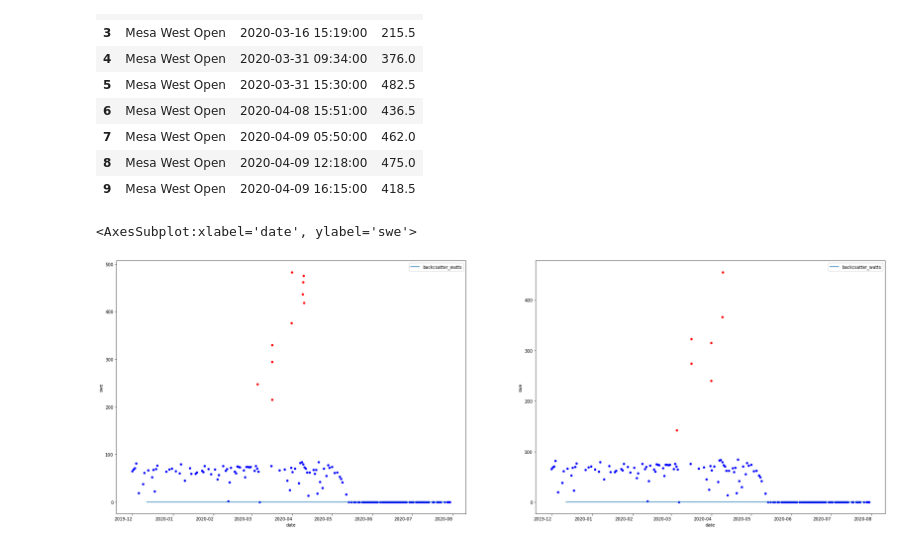
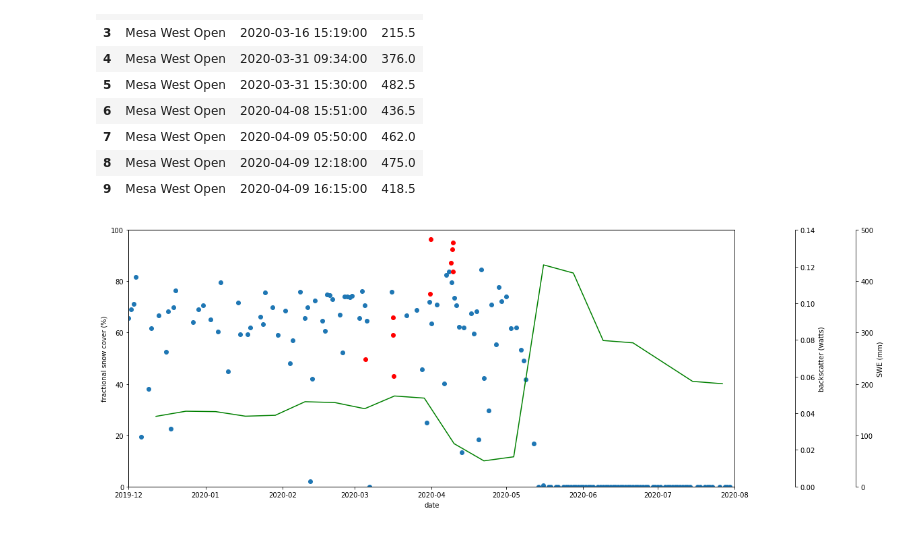
Before and after one commit to snowex-hackweek/snowmelt-timing, a Jupyter notebook: contributors/lila/lila_modis_notebook.ipynb, the cells around one changed output. Drawn from its saved outputs; the diff is of its cells as text; code cells hidden in the pictures.

Commit message:
finished mega plots

```diff
--- a/contributors/lila/lila_modis_notebook.ipynb
+++ b/contributors/lila/lila_modis_notebook.ipynb
@@ -168,17 +159,37 @@ county_line_sentinel_trees = mesa_west_sentinel_trees.loc[mask_ct]
 skyway_sentinel_open = mesa_west_sentinel_open.loc[mask_so]
 skyway_sentinel_trees = mesa_west_sentinel_trees.loc[mask_st]
 # %%
-#plot mesa west
+#plot mesa west open
 
-fig, axes = plt.subplots(nrows=1, ncols=2, figsize=(32, 12), sharex=False)
+fig, ax = plt.subplots(figsize=(20,7))
+fig.subplots_adjust(right=0.75)
 
-mesa_west_modis.plot.scatter(ax=axes[0], x='date', y='NDSI_Snow_Cover', c='b')
-mesa_west_sentinel_open.plot(ax=axes[0], x='date', y='backcsatter_watts')
-mesa_west_snowpits_open.plot.scatter(ax=axes[0], x='date', y='swe', c='r')
+mesa_west_open_twin1 = ax.twinx()
+mesa_west_open_twin2 = ax.twinx()
 
-mesa_west_modis.plot.scatter(ax=axes[1], x='date', y='NDSI_Snow_Cover', c='b')
-mesa_west_sentinel_trees.plot(ax=axes[1], x='date', y='backcsatter_watts')
-mesa_west_snowpits_trees.plot.scatter(ax=axes[1], x='date', y='swe', c='r')
+mesa_west_open_twin1.spines.right.set_position(("axes", 1.1))
+mesa_west_open_twin2.spines.right.set_position(("axes", 1.2))
+
+mo_m = ax.scatter(mesa_west_modis['date'], mesa_west_modis['NDSI_Snow_Cover'])
+mo_s, = mesa_west_open_twin1.plot(mesa_west_sentinel_open['date'], mesa_west_sentinel_open['backcsatter_watts'], "g-")
+mo_sp = mesa_west_open_twin2.scatter(pd.to_datetime(mesa_west_snowpits_open['date']), mesa_west_snowpits_open['swe'], c='red')
+
+ax.set_xlim([datetime.strptime('2019-12-01', '%Y-%m-%d'), datetime.strptime('2020-08-01', '%Y-%m-%d')])
+mesa_west_open_twin1.set_xlim([datetime.strptime('2019-12-01', '%Y-%m-%d'), datetime.strptime('2020-08-01', '%Y-%m-%d')])
+mesa_west_open_twin2.set_xlim([datetime.strptime('2019-12-01', '%Y-%m-%d'), datetime.strptime('2020-08-01', '%Y-%m-%d')])
+
+ax.set_ylim(0, 100)
+mesa_west_open_twin1.set_ylim(0, 0.14)
+mesa_west_open_twin2.set_ylim(0, 500)
+
+ax.set_ylabel('fractional snow cover (%)', labelpad=5)
+ax.set_xlabel('date', labelpad=5)
+mesa_west_open_twin1.set_ylabel('backscatter (watts)', labelpad=5)
+mesa_west_open_twin2.set_ylabel('SWE (mm)', labelpad=5)
+
+#legend = ax.legend(handles=[mo_m, mo_s, mo_sp], loc='upper right')
+#ax.add_artist(legend)
+
+plt.savefig('mesa_west_open.png', pad_inches=2, facecolor='white')
 # %% [output]
-<AxesSubplot:xlabel='date', ylabel='swe'>
-[figure, old version]
+[figure, new version]
```
Also changed, not shown: parts of 9 cells of this notebook.
